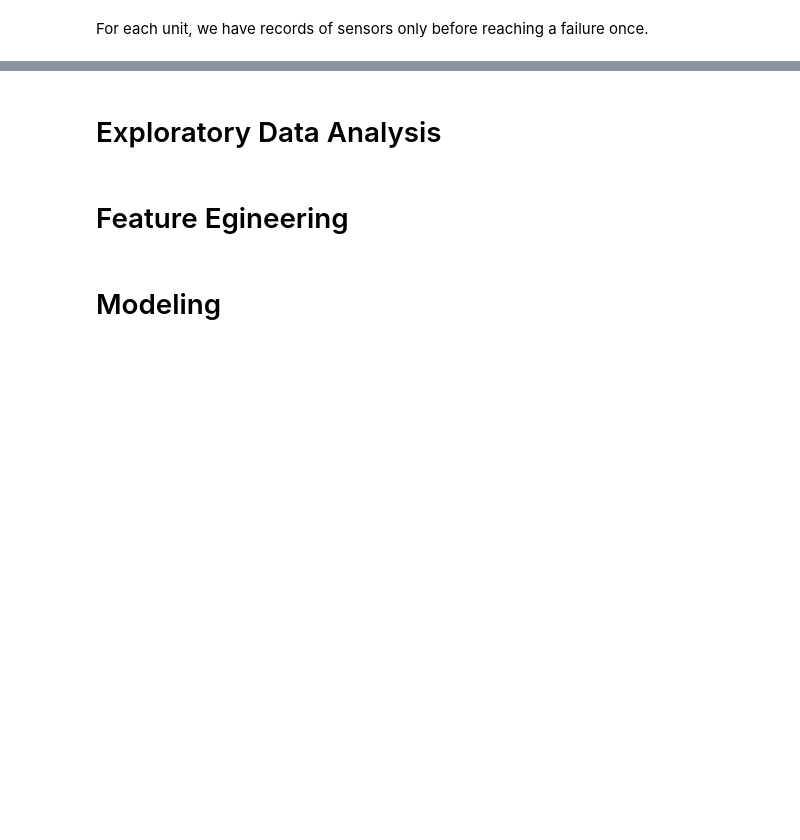
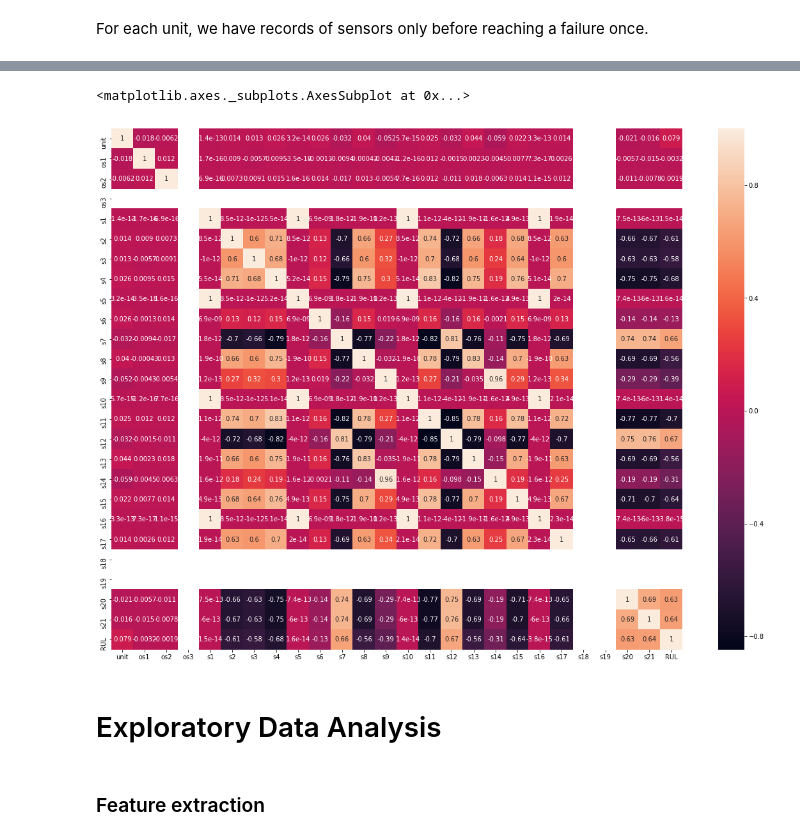
Before and after one commit to tayciryahmed/predictive-maintenance, a Jupyter notebook: predictive_maintenance_starting_kit.ipynb, the cells around one changed output, grey strips where cells are left out. Cells and saved outputs as stored; diff of their text form; code cells hidden in the pictures; blank space fills up the shorter version.

```diff
--- a/predictive_maintenance_starting_kit.ipynb
+++ b/predictive_maintenance_starting_kit.ipynb
@@ -151,6 +125,14 @@ data[data['unit']==6].reset_index()['RUL'].plot()
+# %%
+import seaborn as sns
+corr = data.corr()
+plt.subplots(figsize=(20,15))
+sns.heatmap(corr,
+            xticklabels=data.columns.values,
+            yticklabels=data.columns.values,annot=True)
+# %% [output]
+<matplotlib.axes._subplots.AxesSubplot at 0x...>
+[figure, added]
 # %% [markdown]
 # Exploratory Data Analysis
 # %% [markdown]
-# Feature Egineering
+### Feature extraction
-# %% [markdown]
-# Modeling
```
Also changed, not shown: parts of 26 cells of this notebook.
